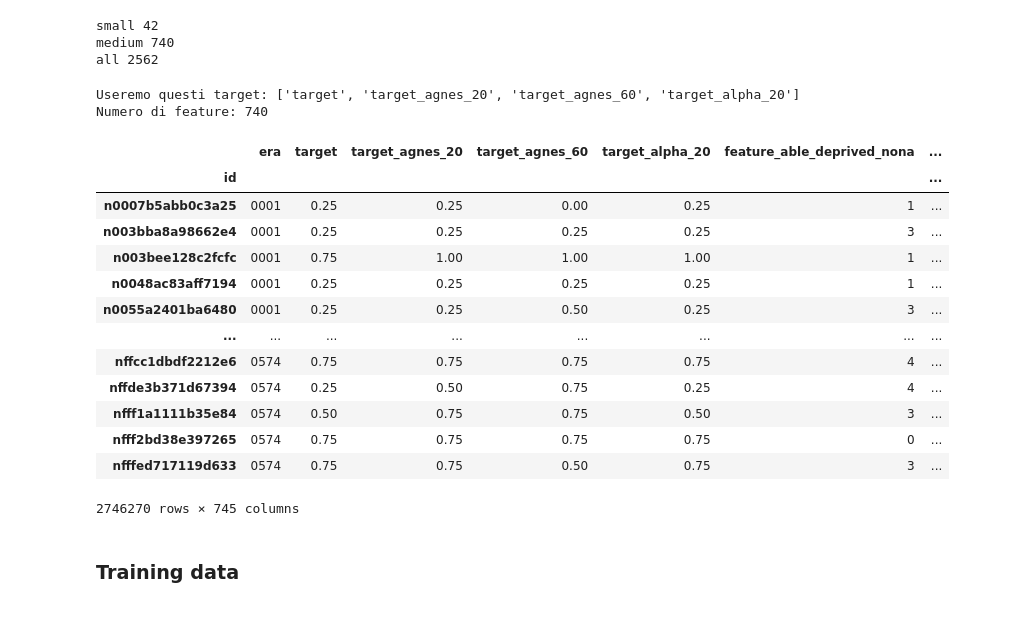
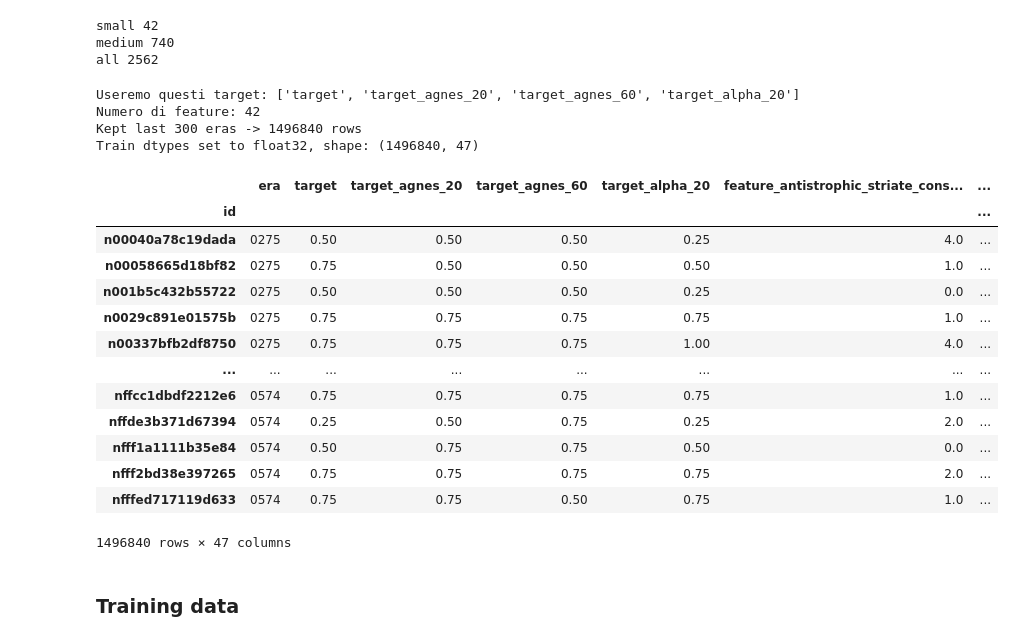
Before and after one commit to davidoggo/my-callback-page, a Jupyter notebook: hello_numerai.ipynb, the cells around one changed output. Saved outputs shown, nothing was run; the diff lists cells and outputs as text; code cells hidden in the pictures.

```diff
--- a/hello_numerai.ipynb
+++ b/hello_numerai.ipynb
@@ -60,70 +57,66 @@ all 2562
 import pandas as pd
 import numpy as np
 
-# scegliamo un set di feature più ricco
-feature_set = feature_sets["medium"]   # puoi mettere "all" se hai molta RAM
+# --- scegliamo il set di feature ---
+# "small" = più leggero, "medium" = più potente (ma più RAM)
+feature_set = feature_metadata["feature_sets"]["small"]  # puoi provare "medium" quando ti senti
 
-# scegliamo i target da usare per il multi-target ensemble
+# --- scegliamo i target per il multi-target ensemble ---
 all_targets = feature_metadata["targets"]
-target_cols = []
-if "target" in all_targets:
-    target_cols.append("target")
-# aggiungiamo altri tre target di supporto
+target_cols = ["target"]
 target_cols += [t for t in all_targets if t != "target"][:3]
 
 print("Useremo questi target:", target_cols)
 print("Numero di feature:", len(feature_set))
 
-# Scarica il train
+# --- scarica e carica il train ---
 napi.download_dataset(f"{DATA_VERSION}/train.parquet")
-
-# Carica il train con tutte le feature + tutti i target scelti
 train = pd.read_parquet(
     f"{DATA_VERSION}/train.parquet",
     columns=["era"] + target_cols + feature_set
 )
 
-# --- Memory helper: riduciamo un po' il dataset per non far esplodere Colab ---
-
-import numpy as np
-
-# 1) tieni solo le ultime MAX_ERAS ere (le più recenti)
-MAX_ERAS = 350  # puoi alzare questo numero quando hai più potenza
+# --- Memory helper: tieni solo le ultime MAX_ERAS ere ---
+MAX_ERAS = 300  # se il kernel muore, prova 250 o 200
 unique_eras = np.sort(train["era"].unique())
-
 if len(unique_eras) > MAX_ERAS:
     keep_eras = unique_eras[-MAX_ERAS:]
     train = train[train["era"].isin(keep_eras)].copy()
     print(f"Kept last {MAX_ERAS} eras -> {len(train)} rows")
 else:
     print(f"Using all {len(unique_eras)} eras -> {len(train)} rows")
 
-# 2) cast a float32 per risparmiare RAM
+# --- cast a float32 per risparmiare RAM ---
 for col in feature_set:
     train[col] = train[col].astype("float32")
 for t in target_cols:
     train[t] = train[t].astype("float32")
 
-train.reset_index(drop=False, inplace=True)  # mantieni 'id' come colonna normale
+# mantieni 'id' come index come nell'hello world
+train.reset_index(drop=False, inplace=True)
 train.set_index("id", inplace=True)
+
 print("Train dtypes set to float32, shape:", train.shape)
+train
 # %% [output]
 Useremo questi target: ['target', 'target_agnes_20', 'target_agnes_60', 'target_alpha_20']
-Numero di feature: 740
+Numero di feature: 42
+Kept last 300 eras -> 1496840 rows
+Train dtypes set to float32, shape: (1496840, 47)
-|  | era | target | target_agnes_20 | target_agnes_60 | target_alpha_20 | feature_able_deprived_nona | ... |
+|  | era | target | target_agnes_20 | target_agnes_60 | target_alpha_20 | feature_antistrophic_striate_cons... | ... |
 | id |  |  |  |  |  |  | ... |
-| n0007b5abb0c3a25 | 0001 | 0.25 | 0.25 | 0.00 | 0.25 | 1 | ... |
-| n003bba8a98662e4 | 0001 | 0.25 | 0.25 | 0.25 | 0.25 | 3 | ... |
-| n003bee128c2fcfc | 0001 | 0.75 | 1.00 | 1.00 | 1.00 | 1 | ... |
-| n0048ac83aff7194 | 0001 | 0.25 | 0.25 | 0.25 | 0.25 | 1 | ... |
-| n0055a2401ba6480 | 0001 | 0.25 | 0.25 | 0.50 | 0.25 | 3 | ... |
+| n00040a78c19dada | 0275 | 0.50 | 0.50 | 0.50 | 0.25 | 4.0 | ... |
+| n00058665d18bf82 | 0275 | 0.75 | 0.50 | 0.50 | 0.50 | 1.0 | ... |
+| n001b5c432b55722 | 0275 | 0.50 | 0.50 | 0.50 | 0.25 | 0.0 | ... |
+| n0029c891e01575b | 0275 | 0.75 | 0.75 | 0.75 | 0.75 | 1.0 | ... |
+| n00337bfb2df8750 | 0275 | 0.75 | 0.75 | 0.75 | 1.00 | 4.0 | ... |
 | ... | ... | ... | ... | ... | ... | ... | ... |
-| nffcc1dbdf2212e6 | 0574 | 0.75 | 0.75 | 0.75 | 0.75 | 4 | ... |
-| nffde3b371d67394 | 0574 | 0.25 | 0.50 | 0.75 | 0.25 | 4 | ... |
-| nfff1a1111b35e84 | 0574 | 0.50 | 0.75 | 0.75 | 0.50 | 3 | ... |
-| nfff2bd38e397265 | 0574 | 0.75 | 0.75 | 0.75 | 0.75 | 0 | ... |
-| nfffed717119d633 | 0574 | 0.75 | 0.75 | 0.50 | 0.75 | 3 | ... |
+| nffcc1dbdf2212e6 | 0574 | 0.75 | 0.75 | 0.75 | 0.75 | 1.0 | ... |
+| nffde3b371d67394 | 0574 | 0.25 | 0.50 | 0.75 | 0.25 | 2.0 | ... |
+| nfff1a1111b35e84 | 0574 | 0.50 | 0.75 | 0.75 | 0.50 | 0.0 | ... |
+| nfff2bd38e397265 | 0574 | 0.75 | 0.75 | 0.75 | 0.75 | 2.0 | ... |
+| nfffed717119d633 | 0574 | 0.75 | 0.75 | 0.50 | 0.75 | 1.0 | ... |
-2746270 rows × 745 columns
+1496840 rows × 47 columns
 # %% [markdown]
 
 ### Training data
```
Also changed, not shown: parts of 4 cells of this notebook.
